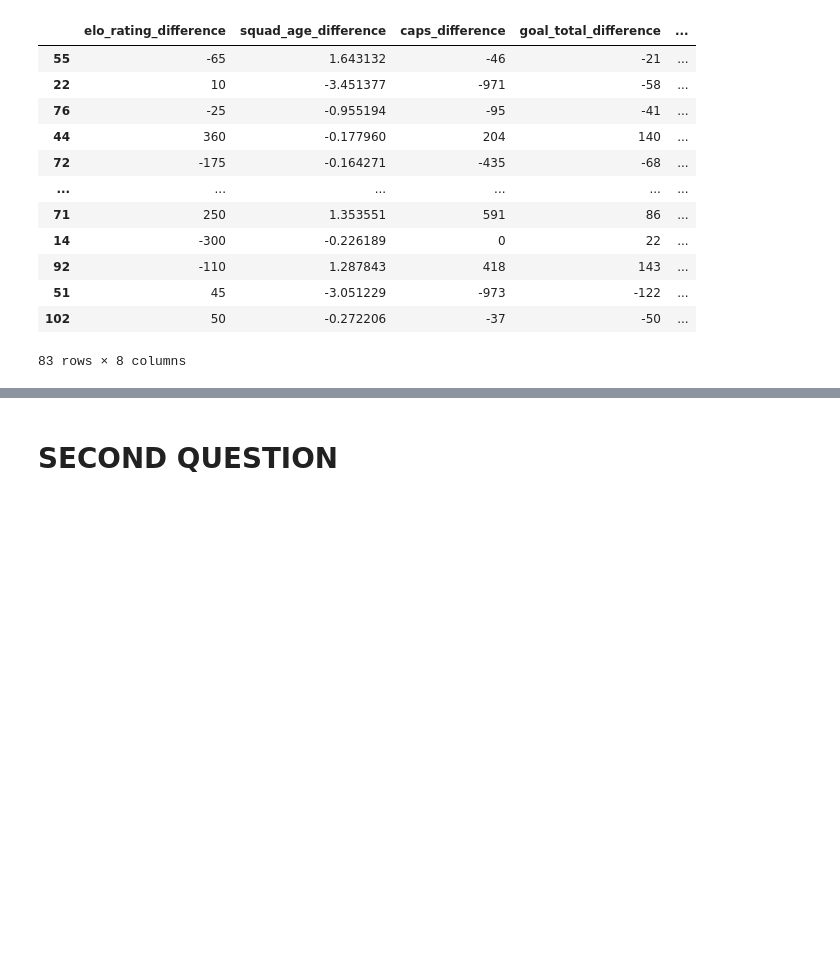
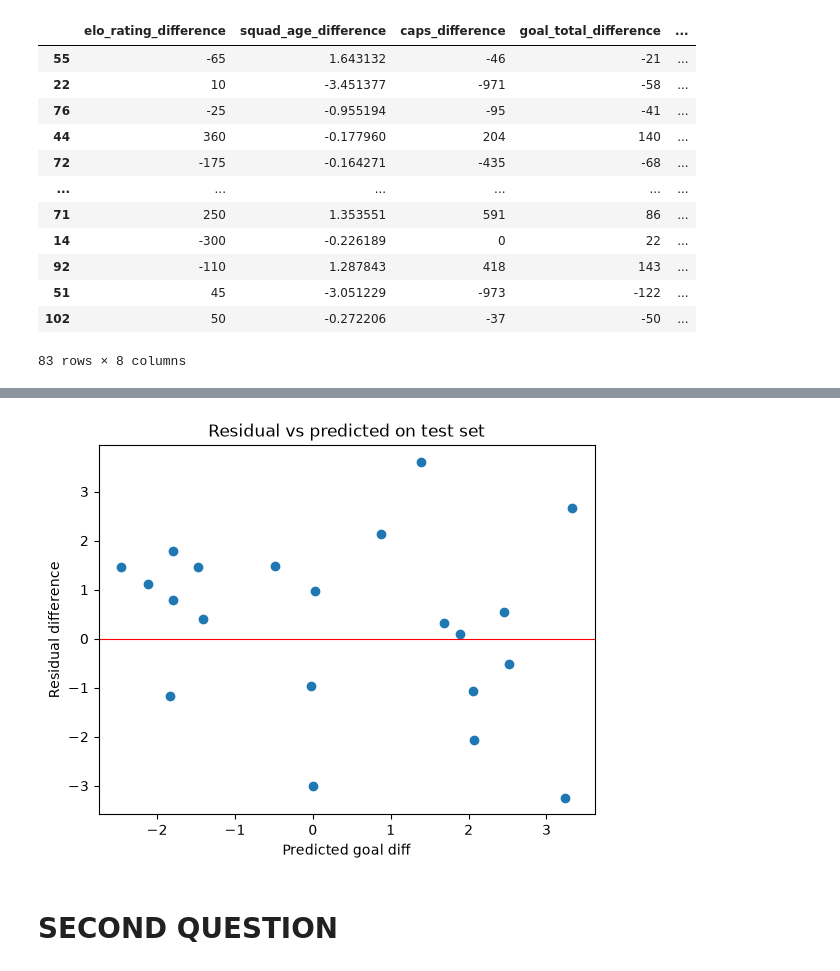
Before and after one commit to qualiky/fifa-world-cup-2026-analysis, a Jupyter notebook: notebooks/sandys-notebook.ipynb, the cells around one changed output, grey strips where cells are left out. Saved outputs shown, nothing was run; the diff lists cells and outputs as text; code cells hidden in the pictures; blank space fills up the shorter version.

Commit message:
added scatterplot for diagram on notebook for problem 1, ols for problem 1 and 2

```diff
--- a/notebooks/sandys-notebook.ipynb
+++ b/notebooks/sandys-notebook.ipynb
@@ -165,3 +190,14 @@ Name: coefficient, dtype: float64
+# %%
+fig, axs = plt.subplots()
+
+axs.scatter(pred, y_test - pred)
+axs.axhline(0, color="red", linewidth=0.8)
+axs.set_xlabel("Predicted goal diff")
+axs.set_ylabel("Residual difference")
+axs.set_title("Residual vs predicted on test set")
+plt.show()
+# %% [output]
+[figure, added]
 # %%
 # DONE!
 # %% [markdown]
```
Also changed, not shown: parts of 3 cells of this notebook.
